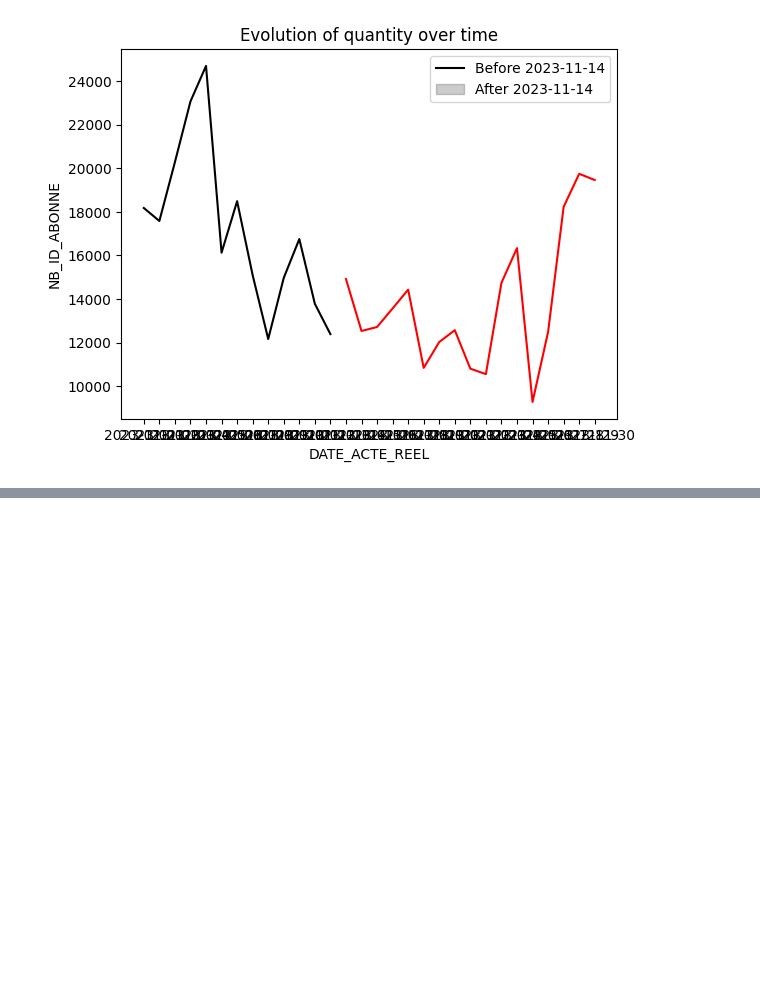
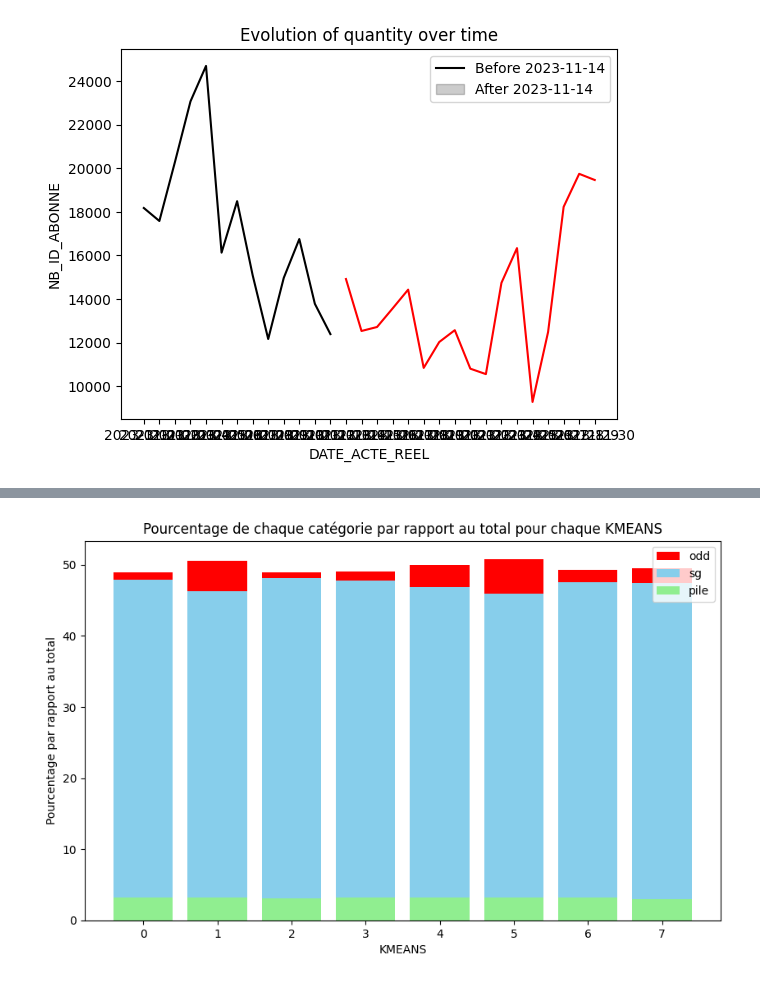
Before and after one commit to Statapp-CANAL/Statapp-CANAL, a Jupyter notebook: Data_operations/antoine.ipynb, the cells around one changed output, grey strips where cells are left out. Saved outputs shown, nothing was run; the diff lists cells and outputs as text; code cells hidden in the pictures; blank space fills up the shorter version.

```diff
--- a/Data_operations/antoine.ipynb
+++ b/Data_operations/antoine.ipynb
@@ -187,0 +295,22 @@ plt.show()
+# %%
+total_par_kmeans = donnees_odd['ID_ABONNE'] + donnees_sg['ID_ABONNE'] + donnees_pile['ID_ABONNE']
+
+pourcentage_pile = (donnees_pile['ID_ABONNE'] / total_par_kmeans) * 100
+pourcentage_odd = (donnees_odd['ID_ABONNE'] / total_par_kmeans) * 100
+pourcentage_sg = (donnees_sg['ID_ABONNE'] / total_par_kmeans) * 100
+
+plt.figure(figsize=(10, 6))
+
+plt.bar(donnees_odd['KMEANS'], pourcentage_odd, color='red', label='odd')
+plt.bar(donnees_sg['KMEANS'], pourcentage_sg, color='skyblue', label='sg')
+plt.bar(donnees_pile['KMEANS'], pourcentage_pile, color='lightgreen', label='pile')
+
+plt.xlabel('KMEANS')
+plt.ylabel('Pourcentage par rapport au total')
+plt.title('Pourcentage de chaque catégorie par rapport au total pour chaque KMEANS')
+plt.xticks(donnees_odd['KMEANS'])
+plt.legend()
+
+plt.show()
+# %% [output]
+[figure, added]
```
Also changed, not shown: parts of 14 cells of this notebook.
